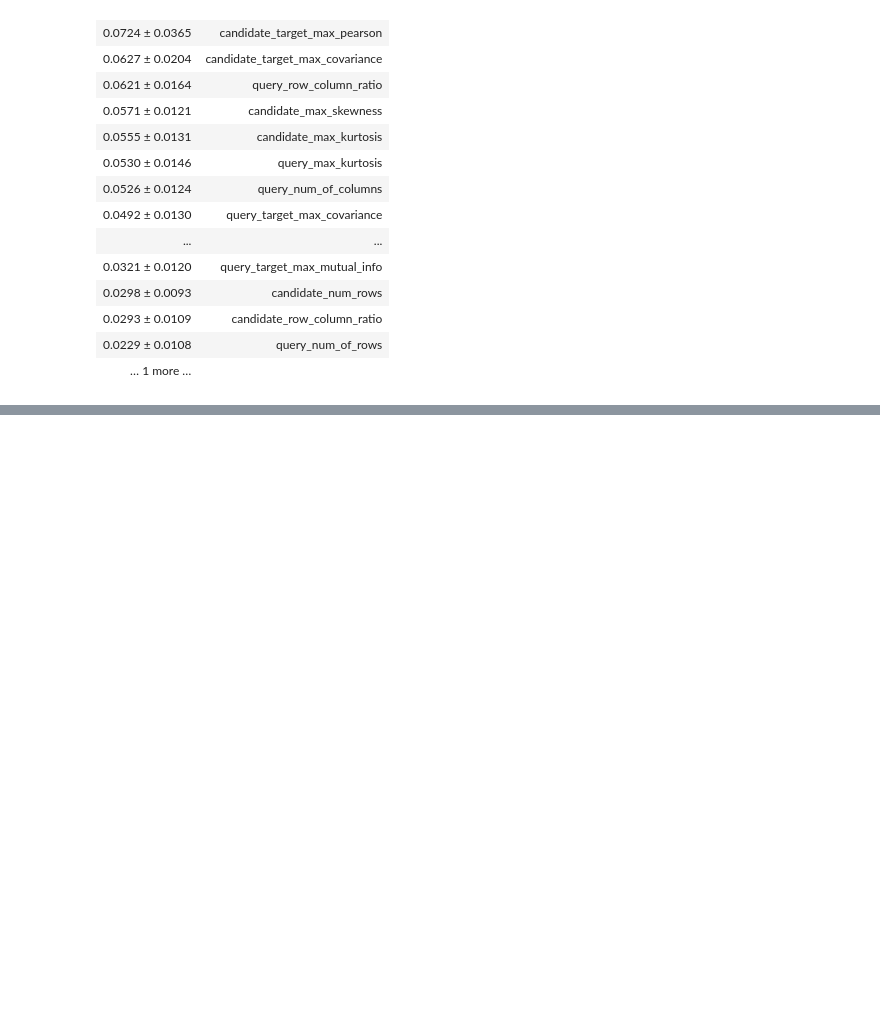
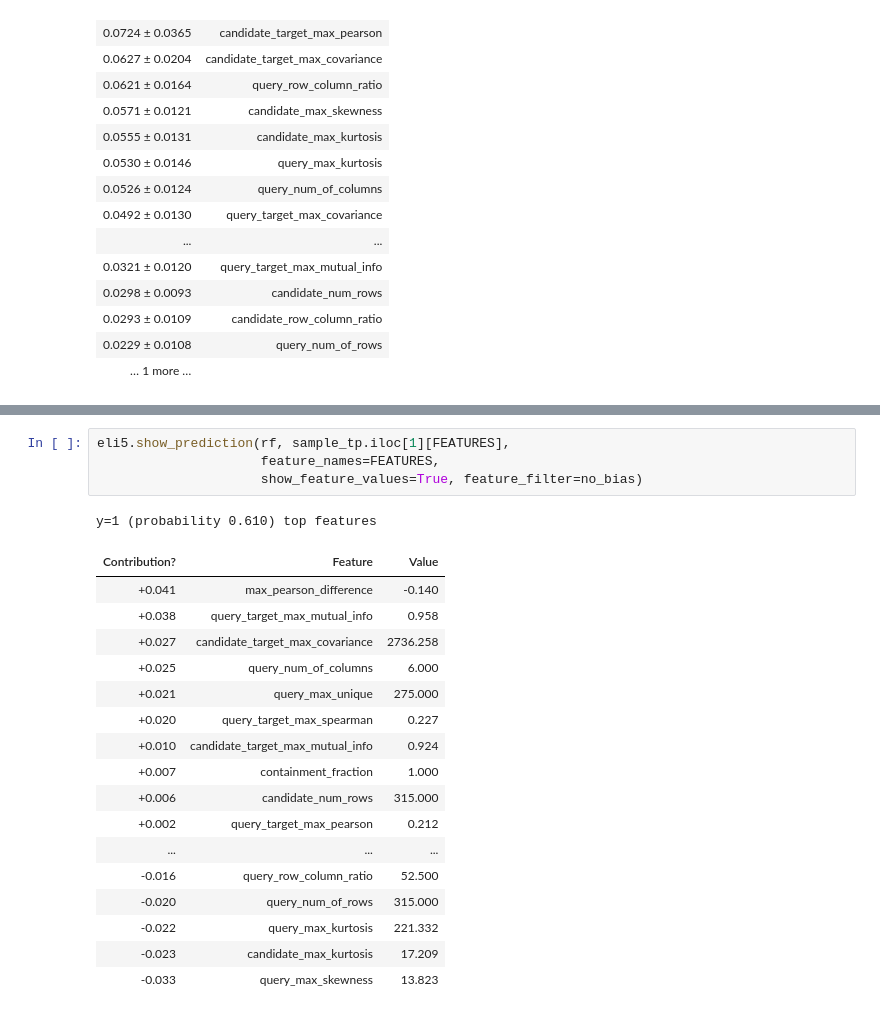
Before and after one commit to VIDA-NYU/prida, a Jupyter notebook: improvement-prediction/classification/local_explanations_for_college_use_case.ipynb, the cells around one changed output, grey strips where cells are left out. Drawn from its saved outputs; the diff is of its cells as text; blank space fills up the shorter version.

```diff
--- a/improvement-prediction/classification/local_explanations_for_college_use_case.ipynb
+++ b/improvement-prediction/classification/local_explanations_for_college_use_case.ipynb
@@ -274,0 +350,23 @@ true_negative = synth_test.loc[(synth_test['class'] == -1) & (synth_test['pred']
+# %%
+eli5.show_prediction(rf, sample_tp.iloc[1][FEATURES],
+                     feature_names=FEATURES,
+                     show_feature_values=True, feature_filter=no_bias)
+# %% [output]
+y=1 (probability 0.610) top features
+| Contribution? | Feature | Value |
+| +0.041 | max_pearson_difference | -0.140 |
+| +0.038 | query_target_max_mutual_info | 0.958 |
+| +0.027 | candidate_target_max_covariance | 2736.258 |
+| +0.025 | query_num_of_columns | 6.000 |
+| +0.021 | query_max_unique | 275.000 |
+| +0.020 | query_target_max_spearman | 0.227 |
+| +0.010 | candidate_target_max_mutual_info | 0.924 |
+| +0.007 | containment_fraction | 1.000 |
+| +0.006 | candidate_num_rows | 315.000 |
+| +0.002 | query_target_max_pearson | 0.212 |
+| ... | ... | ... |
+| -0.016 | query_row_column_ratio | 52.500 |
+| -0.020 | query_num_of_rows | 315.000 |
+| -0.022 | query_max_kurtosis | 221.332 |
+| -0.023 | candidate_max_kurtosis | 17.209 |
+| -0.033 | query_max_skewness | 13.823 |
```
Also changed, not shown: parts of 11 cells of this notebook.
